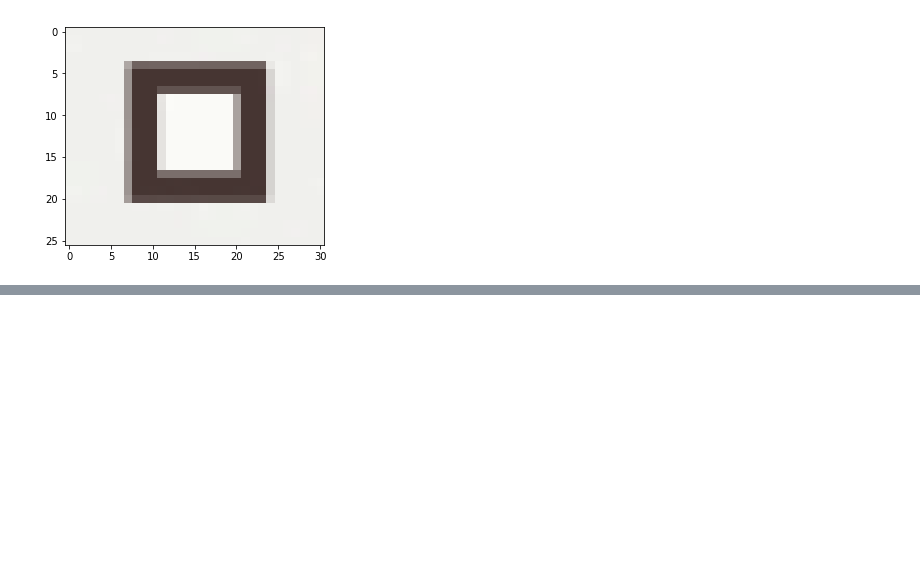
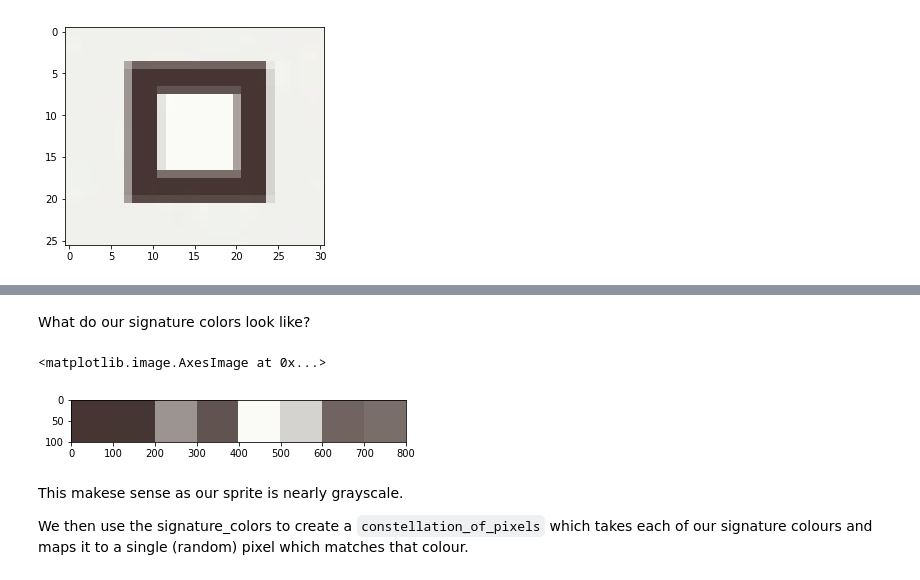
Before and after one commit to david-macleod/mini-metro, a Jupyter notebook: notebooks/01-station-sprites-alpha.ipynb, the cells around one changed output, grey strips where cells are left out. Cells and saved outputs as stored; diff of their text form; code cells hidden in the pictures; blank space fills up the shorter version.

Commit message:
added sprite locator test

```diff
--- a/notebooks/01-station-sprites-alpha.ipynb
+++ b/notebooks/01-station-sprites-alpha.ipynb
@@ -53,0 +61,4 @@ We found the sprite! However this is a strict pixel match, we actually want some
+# %%
+signature_colors = sprite.signature_colors
+
+signature_colors
@@ -53,0 +74,11 @@ We found the sprite! However this is a strict pixel match, we actually want some
+# %% [markdown]
+What do our signature colors look like?
+# %%
+plt.imshow(np.hstack(np.tile(np.array(rgb), (100, 100, 1)) for rgb in signature_colors[0]))
+# %% [output]
+<matplotlib.image.AxesImage at 0x...>
+[figure, added]
+# %% [markdown]
+This makese sense as our sprite is nearly grayscale.
+
+We then use the signature_colors to create a `constellation_of_pixels` which takes each of our signature colours and maps it to a single (random) pixel which matches that colour.
```
Also changed, not shown: parts of 13 cells of this notebook.
